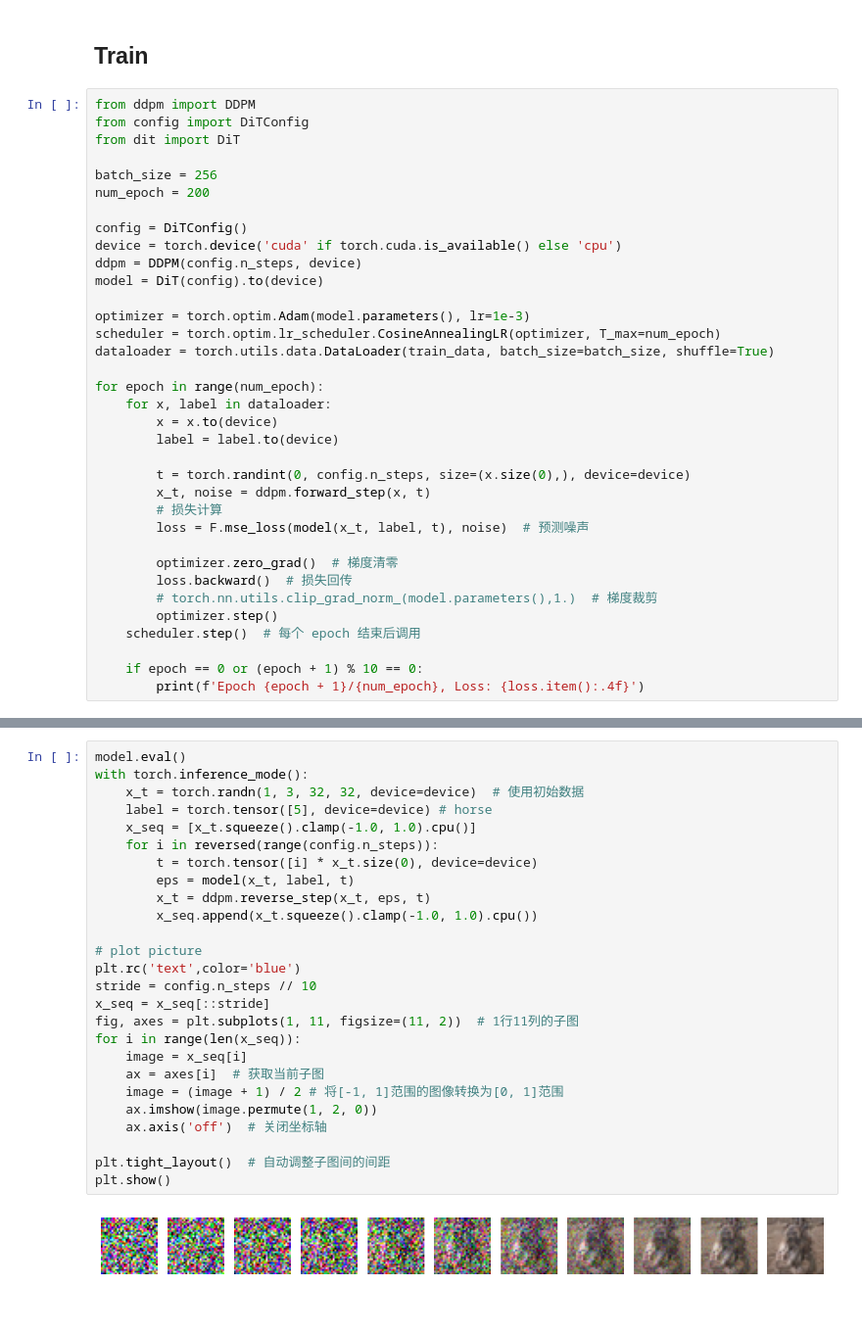
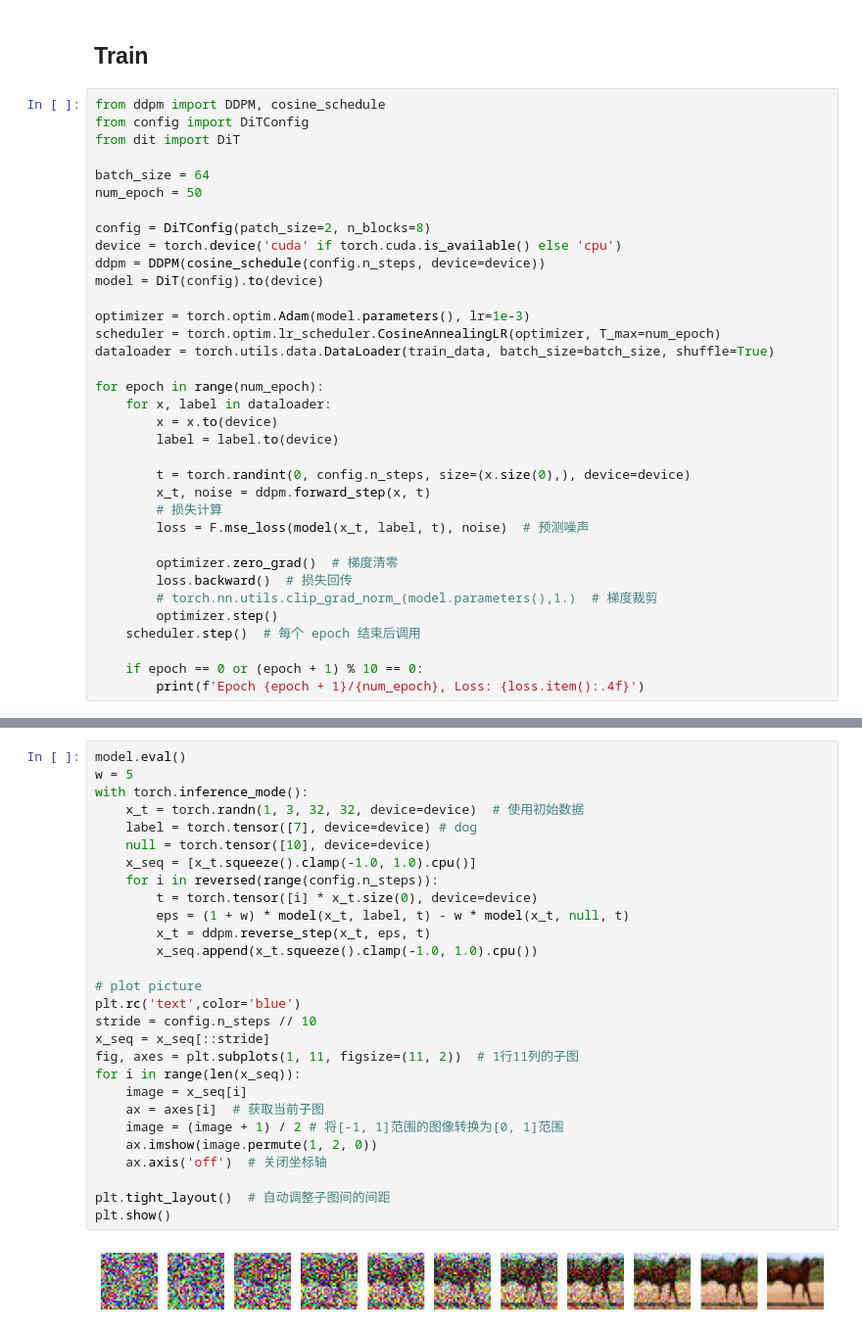
Before and after one commit to Elivis-AI/reproductions, a Jupyter notebook: DiT/demo_cifar10.ipynb, the cells around one changed output, grey strips where cells are left out. Shown at 98% size. Drawn from its saved outputs; the diff is of its cells as text.

```diff
--- a/DiT/demo_cifar10.ipynb
+++ b/DiT/demo_cifar10.ipynb
@@ -33,16 +33,16 @@ import torch.nn.functional as F
 # %% [markdown]
 ## Train
 # %%
-from ddpm import DDPM
+from ddpm import DDPM, cosine_schedule
 from config import DiTConfig
 from dit import DiT
 
-batch_size = 256
-num_epoch = 200
+batch_size = 64
+num_epoch = 50
 
-config = DiTConfig()
+config = DiTConfig(patch_size=2, n_blocks=8)
 device = torch.device('cuda' if torch.cuda.is_available() else 'cpu')
-ddpm = DDPM(config.n_steps, device)
+ddpm = DDPM(cosine_schedule(config.n_steps, device=device))
 model = DiT(config).to(device)
 
 optimizer = torch.optim.Adam(model.parameters(), lr=1e-3)
@@ -112,29 +101,31 @@ plt.show()
 # %%
 model.eval()
+w = 5
 with torch.inference_mode():
     x_t = torch.randn(1, 3, 32, 32, device=device)  # 使用初始数据
-    label = torch.tensor([5], device=device) # horse
+    label = torch.tensor([7], device=device) # dog
+    null = torch.tensor([10], device=device)
     x_seq = [x_t.squeeze().clamp(-1.0, 1.0).cpu()]
     for i in reversed(range(config.n_steps)):
         t = torch.tensor([i] * x_t.size(0), device=device)
-        eps = model(x_t, label, t)
+        eps = (1 + w) * model(x_t, label, t) - w * model(x_t, null, t)
         x_t = ddpm.reverse_step(x_t, eps, t)
         x_seq.append(x_t.squeeze().clamp(-1.0, 1.0).cpu())
 
 # plot picture
 plt.rc('text',color='blue')
 stride = config.n_steps // 10
 x_seq = x_seq[::stride]
 fig, axes = plt.subplots(1, 11, figsize=(11, 2))  # 1行11列的子图
 for i in range(len(x_seq)):
     image = x_seq[i]
     ax = axes[i]  # 获取当前子图
     image = (image + 1) / 2 # 将[-1, 1]范围的图像转换为[0, 1]范围
     ax.imshow(image.permute(1, 2, 0))
     ax.axis('off')  # 关闭坐标轴
 
 plt.tight_layout()  # 自动调整子图间的间距
 plt.show()
 # %% [output]
-[figure, old version]
+[figure, new version]
 # %%
```
Also changed, not shown: parts of 3 cells of this notebook, 1 other file.
